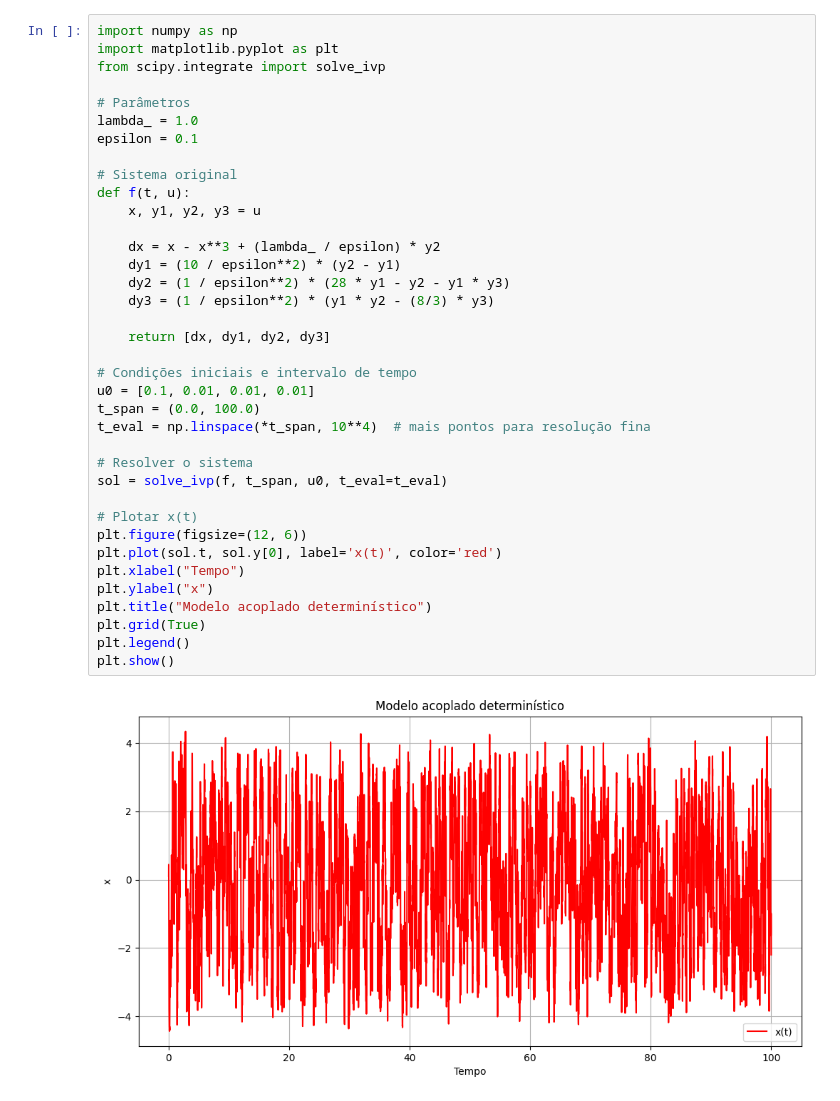
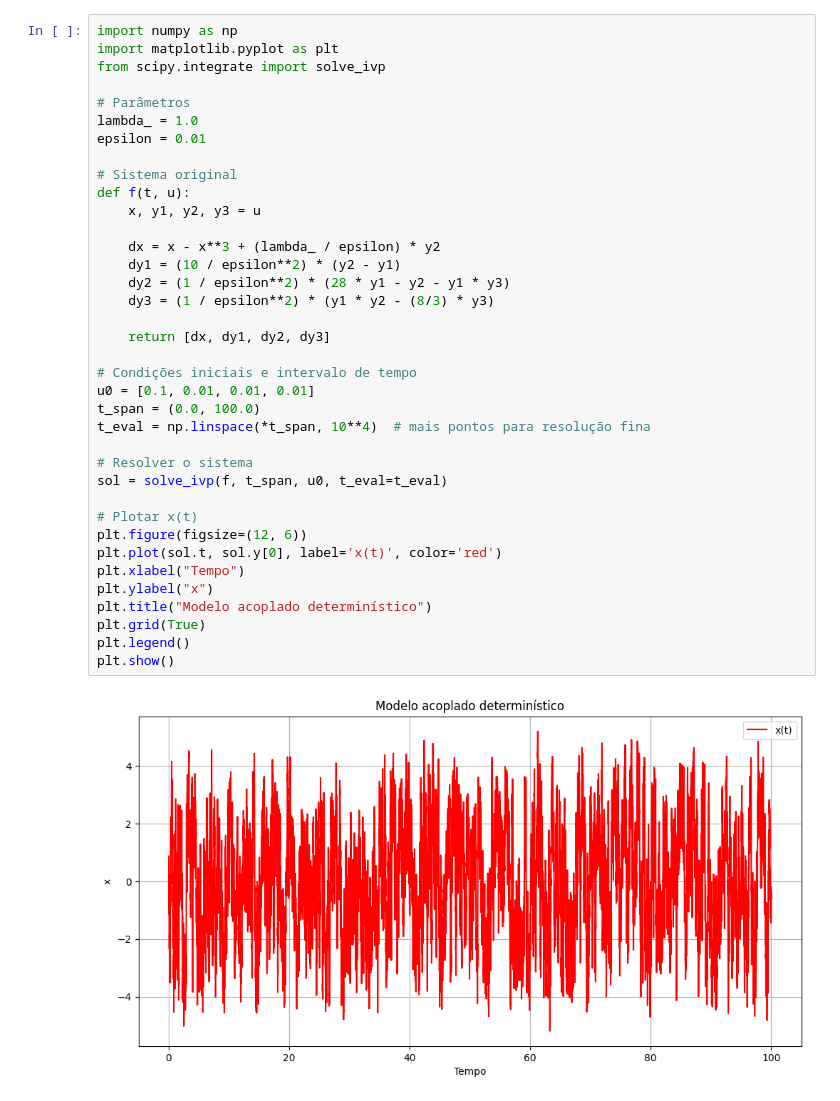
Before and after one commit to lucasamtaylor01/Lorenz80_SDE, a Jupyter notebook: 05_EXPLORACOES_EM_PYTHON/graficos.ipynb, the cells around one changed output. Cells and saved outputs as stored; diff of their text form.

```diff
--- a/05_EXPLORACOES_EM_PYTHON/graficos.ipynb
+++ b/05_EXPLORACOES_EM_PYTHON/graficos.ipynb
@@ -5,38 +5,38 @@ from scipy.integrate import solve_ivp
 
 # Parâmetros
 lambda_ = 1.0
-epsilon = 0.1
+epsilon = 0.01
 
 # Sistema original
 def f(t, u):
     x, y1, y2, y3 = u
 
     dx = x - x**3 + (lambda_ / epsilon) * y2
     dy1 = (10 / epsilon**2) * (y2 - y1)
     dy2 = (1 / epsilon**2) * (28 * y1 - y2 - y1 * y3)
     dy3 = (1 / epsilon**2) * (y1 * y2 - (8/3) * y3)
 
     return [dx, dy1, dy2, dy3]
 
 # Condições iniciais e intervalo de tempo
 u0 = [0.1, 0.01, 0.01, 0.01]
 t_span = (0.0, 100.0)
 t_eval = np.linspace(*t_span, 10**4)  # mais pontos para resolução fina
 
 # Resolver o sistema
 sol = solve_ivp(f, t_span, u0, t_eval=t_eval)
 
 # Plotar x(t)
 plt.figure(figsize=(12, 6))
 plt.plot(sol.t, sol.y[0], label='x(t)', color='red')
 plt.xlabel("Tempo")
 plt.ylabel("x")
 plt.title("Modelo acoplado determinístico")
 plt.grid(True)
 plt.legend()
 plt.show()
 # %% [output]
-[figure, old version]
+[figure, new version]
 # %%
 import numpy as np
 from scipy.signal import correlate
```
Also changed, not shown: parts of 3 cells of this notebook.
